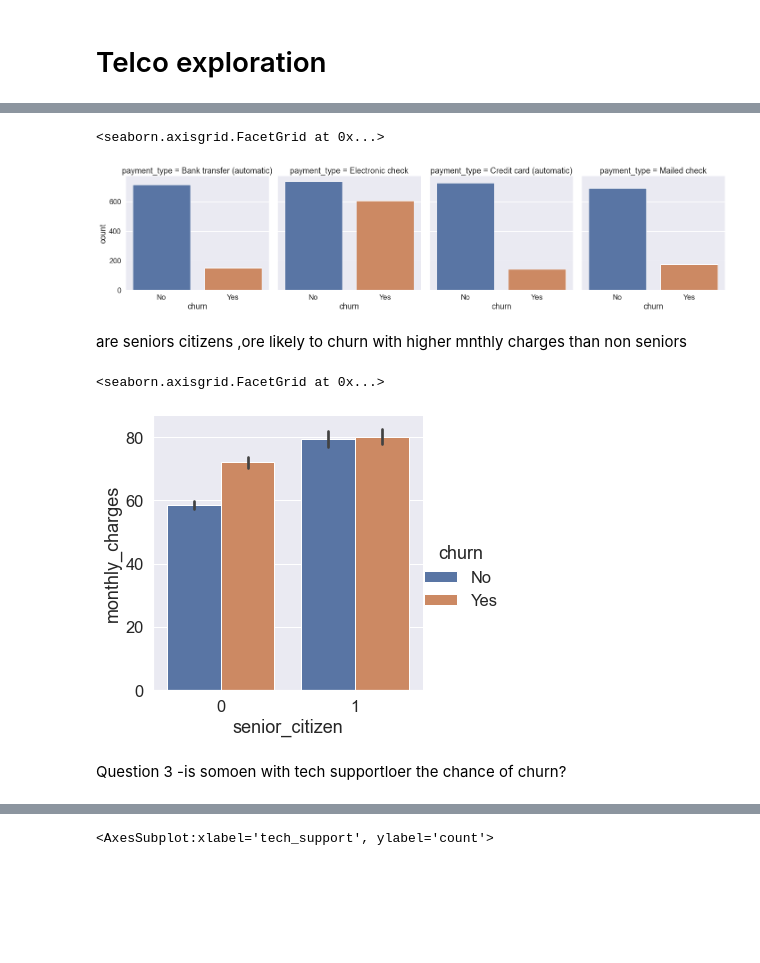
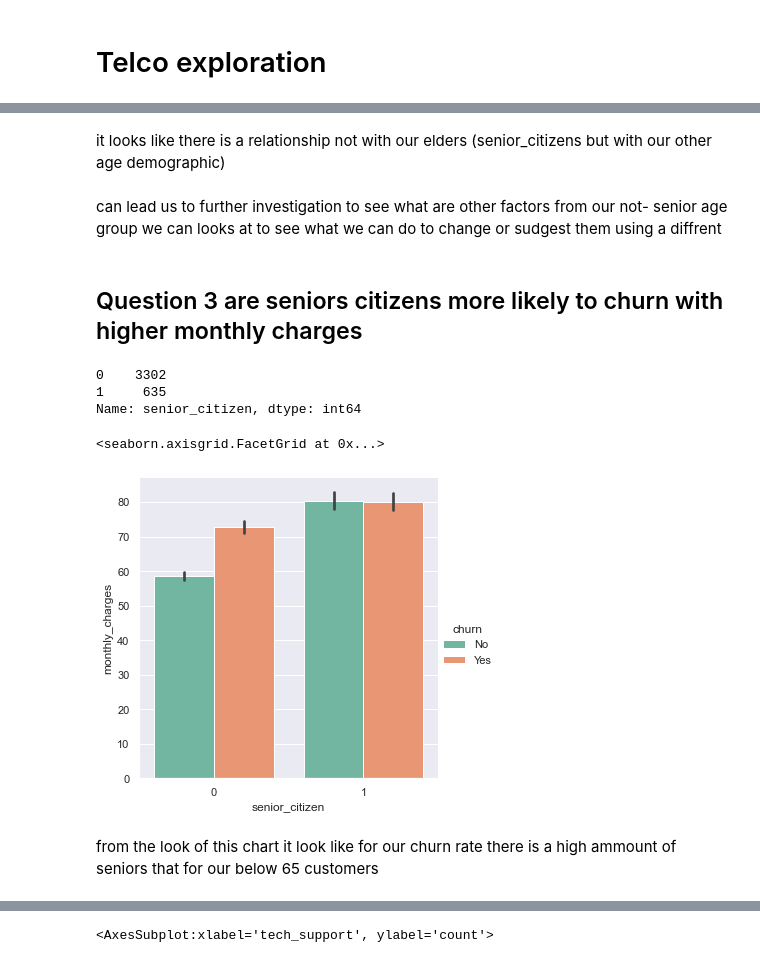
Before and after one commit to GladyBarrios/Telco_Classification_Project, a Jupyter notebook: scratch_pad_Telco.ipynb, the cells around one changed output, grey strips where cells are left out. Drawn from its saved outputs; the diff is of its cells as text; code cells hidden in the pictures; blank space fills up the shorter version.

```diff
--- a/scratch_pad_Telco.ipynb
+++ b/scratch_pad_Telco.ipynb
@@ -69,7 +64,7 @@ AttributeError: Can only use .str accessor with string values!
 # %%
 from prepare import split
 # %%
-train, validate, test = prepare.split(df, stratify_by= None)
+train, validate, test = prepare.split(df, stratify_by= 'churn')
 
 train.shape, validate.shape, test.shape
 # %% [output]
@@ -206,6 +247,18 @@ sns.barplot(x="churn", y="total_charges", data=train)
+# %% [markdown]
+it looks like there is a relationship not with our elders (senior_citizens but with our other age demographic)
+# %% [markdown]
+can lead us to further investigation to see what are other factors from our not- senior age group we can looks at to see what we can do to change or sudgest them using a diffrent
+# %% [markdown]
+## Question 3 are seniors citizens more likely to churn with higher monthly charges
+# %%
+train.senior_citizen.value_counts()
+# %% [output]
+0    3302
+1     635
+Name: senior_citizen, dtype: int64
 # %%
-sns.set(font_scale = 1.5)
-sns.catplot(x="churn", col="payment_type", data=train, kind="count")
+
+sns.catplot(x="senior_citizen", y="monthly_charges", hue="churn", data=train, kind="bar", palette ='Set2')
 # %% [output]
 <seaborn.axisgrid.FacetGrid at 0x...>
-[figure, old version]
+[figure, new version]
@@ -215,10 +265,2 @@ discreet  and cont variable
-# %% [markdown]
-are seniors citizens ,ore likely to churn with higher mnthly charges than non seniors
-# %%
-
-sns.catplot(x="senior_citizen", y="monthly_charges", hue="churn", data=train, kind="bar")
-# %% [output]
-<seaborn.axisgrid.FacetGrid at 0x...>
-[figure, removed]
-# %% [markdown]
-Question 3 -is somoen with tech supportloer the chance of churn?
+# %% [markdown]
+from the look of this chart it look like for our churn rate there is a high ammount of seniors that for our below 65 customers
```
Also changed, not shown: parts of 93 cells of this notebook.
